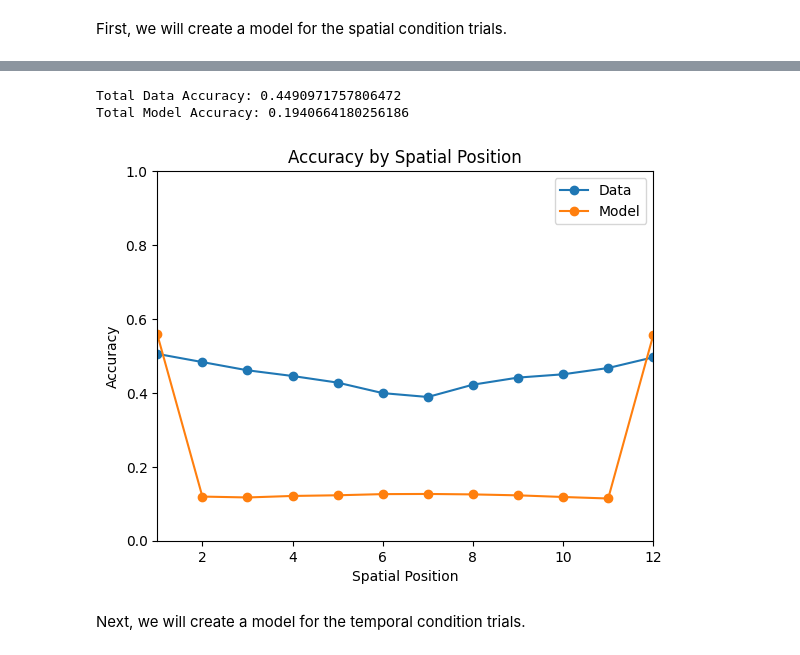
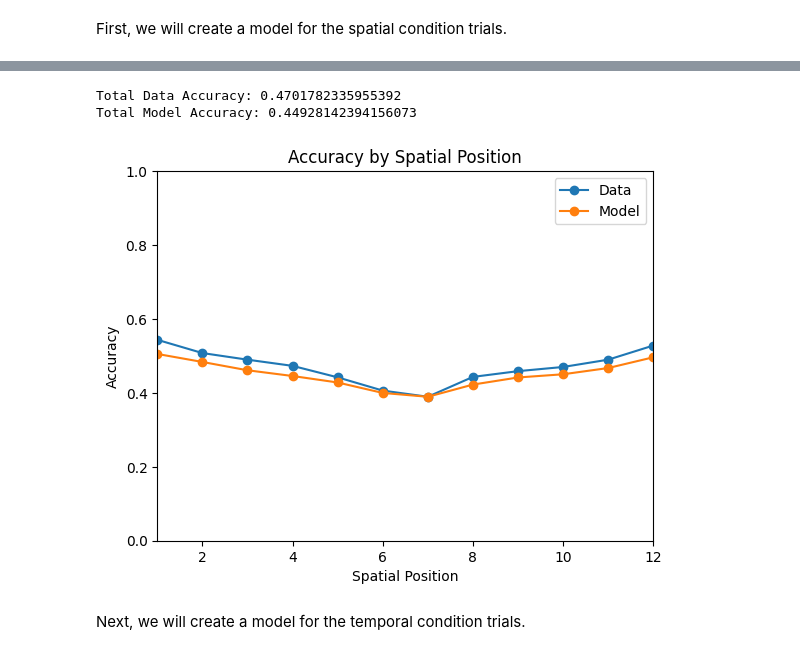
Before and after one commit to joshschnauber-rpi/Cognitive-Modeling-S26, a Jupyter notebook: project/varied_model.ipynb, the cells around one changed output, grey strips where cells are left out. Cells and saved outputs as stored; diff of their text form; code cells hidden in the pictures.

Commit message:
Fixed exp3 varied model

```diff
--- a/project/varied_model.ipynb
+++ b/project/varied_model.ipynb
@@ -19,6 +19,7 @@ data = data[~np.isnan(data["Output_Rank"])]
 data["Listnum"] = data["Listnum"].astype(int)
 data["Spatial_Input_Order"] = data["Spatial_Input_Order"].astype(int)
 data["Temporal_Input_Position"] = data["Temporal_Input_Position"].astype(int)
+data["Spatial_Recall_Order"] = data["Spatial_Recall_Order"].astype(int)
 data["Length"] = data["Length"].astype(int)
 data["Serial_Pos_Encoded"] = data["Serial_Pos_Encoded"].astype(int)
 data["Output_Rank"] = data["Output_Rank"].astype(int)
@@ -31,8 +32,10 @@ spatial_data = data[data["Order_Type"] == 'Spatial']
 temporal_data = data[data["Order_Type"] == 'Temporal']
 
 # Only use a fraction of the data
-train_percent = 1.00
+train_percent = 0.10
+all_spatial_data = spatial_data.copy()
 spatial_data = spatial_data.sample(n=int(spatial_data.shape[0]*train_percent))
+all_temporal_data = temporal_data.copy()
 temporal_data = temporal_data.sample(n=int(temporal_data.shape[0]*train_percent))
 
 spatial_data_dict = {
@@ -143,46 +147,45 @@ R_hat score: 99.76631077031728
 # %%
 # Check that the spatial model has the same accuracy as the true results
-spatial_main_input_order = spatial_data_dict["main_input_order"]
-spatial_recall_order = spatial_data_dict["recall_order"]
-spatial_recall_order_gen = spatial_fit.stan_variable("recall_order_gen")
-
-data_correct_recall = (spatial_main_input_order == spatial_recall_order)
+all_spatial_main_input_order = all_spatial_data["Spatial_Input_Order"]
+data_correct_recall = all_spatial_data["Correct"]
 data_accuracy = np.mean(data_correct_recall)
 
+spatial_main_input_order = spatial_data_dict["main_input_order"]
+spatial_recall_order_gen = spatial_fit.stan_variable("recall_order_gen").astype(int)
 model_correct_recall = (spatial_main_input_order == spatial_recall_order_gen)
 model_accuracies = np.mean(model_correct_recall, axis=1)
 model_accuracies_mean = np.mean(model_accuracies)
 
 print("Total Data Accuracy:", data_accuracy)
 print("Total Model Accuracy:", model_accuracies_mean)
 
 # Check the accuracy of each main input
 positions = range(1, 12+1)
 data_pos_accuracies = np.zeros(12)
 for i in positions:
-    input_indexes = (spatial_main_input_order == i)
+    input_indexes = (all_spatial_main_input_order == i)
     data_pos_accuracies[i-1] = np.mean(data_correct_recall[input_indexes])
 
 model_pos_accuracy_means = np.zeros(12)
 for i in positions:
     input_indexes = (spatial_main_input_order == i)
     model_pos_accuracies = np.mean(model_correct_recall[:,input_indexes], axis=1)
     model_pos_accuracy_means[i-1] = np.mean(model_pos_accuracies)
 
 # Plot results
 plt.plot(positions, data_pos_accuracies, "o-", label="Data")
 plt.plot(positions, model_pos_accuracy_means, "o-", label="Model")
 plt.xlabel("Spatial Position")
 plt.ylabel("Accuracy")
 plt.title("Accuracy by Spatial Position")
 plt.xlim((1, 12))
 plt.ylim((0, 1))
 plt.legend()
 plt.show()
 # %% [output]
-Total Data Accuracy: 0.4490971757806472
-Total Model Accuracy: 0.1940664180256186
+Total Data Accuracy: 0.4701782335955392
+Total Model Accuracy: 0.44928142394156073
-[figure, old version]
+[figure, new version]
 # %% [markdown]
 Next, we will create a model for the temporal condition trials.
 # %%
```
Also changed, not shown: parts of 7 cells of this notebook, 1 other file.
